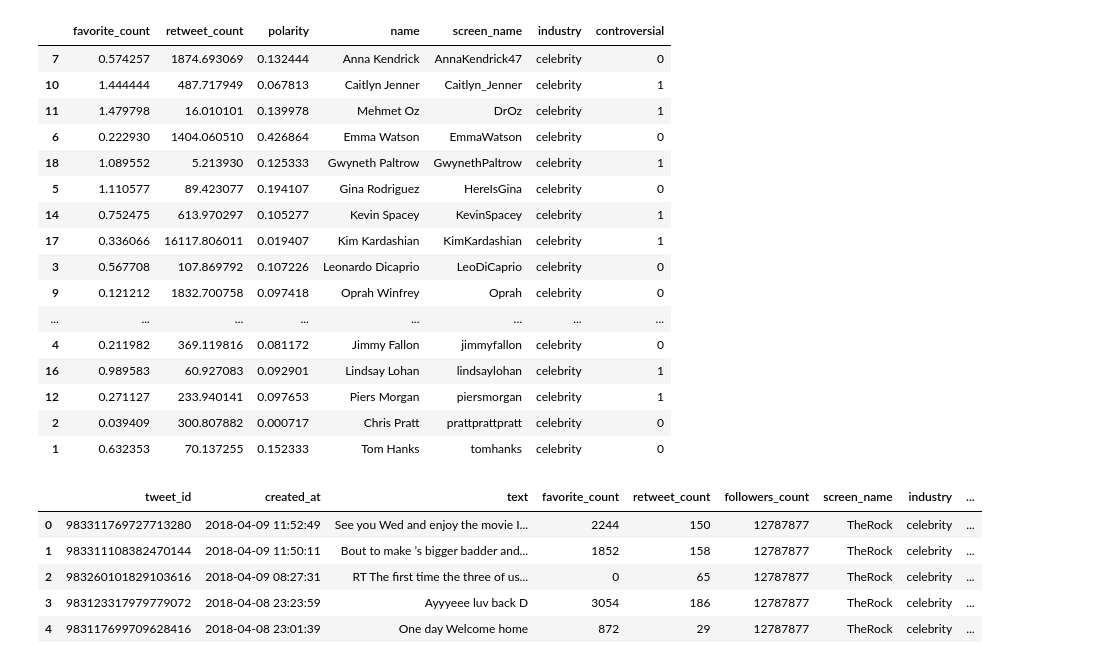
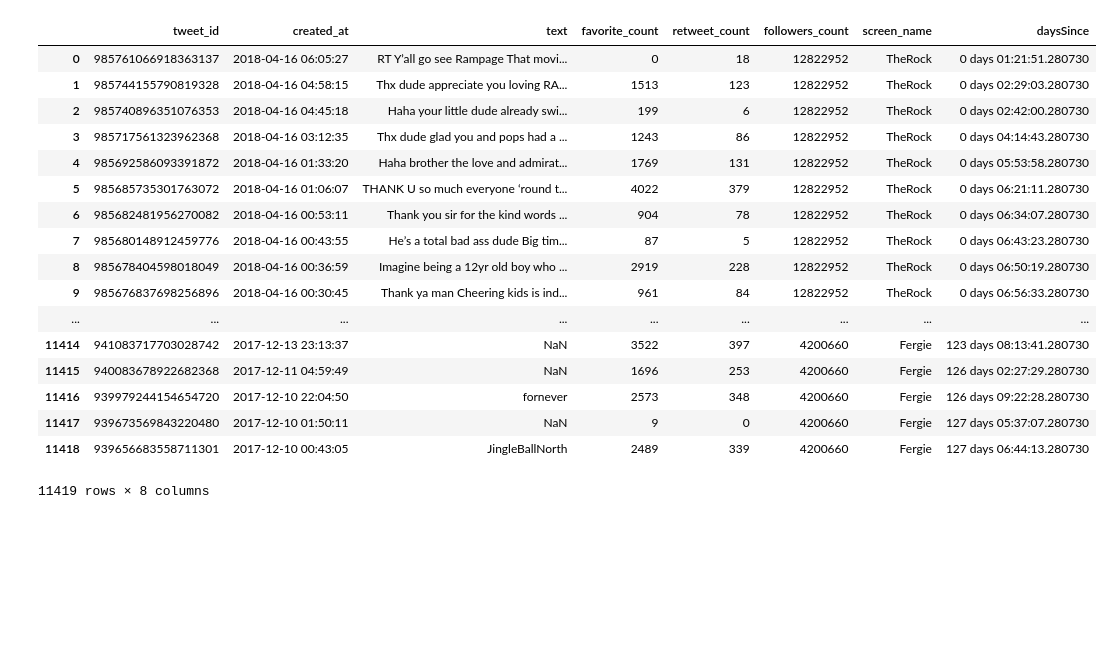
Before and after one commit to ptins/TweekOrTweet, a Jupyter notebook: notebooks/TPL-v3.ipynb, the cells around one changed output. Saved outputs shown, nothing was run; the diff lists cells and outputs as text; code cells hidden in the pictures; blank space fills up the shorter version.

```diff
--- a/notebooks/TPL-v3.ipynb
+++ b/notebooks/TPL-v3.ipynb
@@ -45,20 +0,0 @@ t = pd.merge(left=s, right=people, left_index=True, right_on='screen_name').drop
-# %%
-t
-# %% [output]
-|  | favorite_count | retweet_count | polarity | name | screen_name | industry | controversial |
-| 7 | 0.574257 | 1874.693069 | 0.132444 | Anna Kendrick | AnnaKendrick47 | celebrity | 0 |
-| 10 | 1.444444 | 487.717949 | 0.067813 | Caitlyn Jenner | Caitlyn_Jenner | celebrity | 1 |
-| 11 | 1.479798 | 16.010101 | 0.139978 | Mehmet Oz | DrOz | celebrity | 1 |
-| 6 | 0.222930 | 1404.060510 | 0.426864 | Emma Watson | EmmaWatson | celebrity | 0 |
-| 18 | 1.089552 | 5.213930 | 0.125333 | Gwyneth Paltrow | GwynethPaltrow | celebrity | 1 |
-| 5 | 1.110577 | 89.423077 | 0.194107 | Gina Rodriguez | HereIsGina | celebrity | 0 |
-| 14 | 0.752475 | 613.970297 | 0.105277 | Kevin Spacey | KevinSpacey | celebrity | 1 |
-| 17 | 0.336066 | 16117.806011 | 0.019407 | Kim Kardashian | KimKardashian | celebrity | 1 |
-| 3 | 0.567708 | 107.869792 | 0.107226 | Leonardo Dicaprio | LeoDiCaprio | celebrity | 0 |
-| 9 | 0.121212 | 1832.700758 | 0.097418 | Oprah Winfrey | Oprah | celebrity | 0 |
-| ... | ... | ... | ... | ... | ... | ... | ... |
-| 4 | 0.211982 | 369.119816 | 0.081172 | Jimmy Fallon | jimmyfallon | celebrity | 0 |
-| 16 | 0.989583 | 60.927083 | 0.092901 | Lindsay Lohan | lindsaylohan | celebrity | 1 |
-| 12 | 0.271127 | 233.940141 | 0.097653 | Piers Morgan | piersmorgan | celebrity | 1 |
-| 2 | 0.039409 | 300.807882 | 0.000717 | Chris Pratt | prattprattpratt | celebrity | 0 |
-| 1 | 0.632353 | 70.137255 | 0.152333 | Tom Hanks | tomhanks | celebrity | 0 |
@@ -70,10 +1,28 @@ df_from.columns = ['tweet_id','created_at','text',
-# %%
-y = pd.merge(left=df_from, right=people)
-y.head()
-# %% [output]
-|  | tweet_id | created_at | text | favorite_count | retweet_count | followers_count | screen_name | industry | ... |
-| 0 | 983311769727713280 | 2018-04-09 11:52:49 | See you Wed and enjoy the movie I... | 2244 | 150 | 12787877 | TheRock | celebrity | ... |
-| 1 | 983311108382470144 | 2018-04-09 11:50:11 | Bout to make ’s bigger badder and... | 1852 | 158 | 12787877 | TheRock | celebrity | ... |
-| 2 | 983260101829103616 | 2018-04-09 08:27:31 | RT The first time the three of us... | 0 | 65 | 12787877 | TheRock | celebrity | ... |
-| 3 | 983123317979779072 | 2018-04-08 23:23:59 | Ayyyeee luv back D | 3054 | 186 | 12787877 | TheRock | celebrity | ... |
-| 4 | 983117699709628416 | 2018-04-08 23:01:39 | One day Welcome home | 872 | 29 | 12787877 | TheRock | celebrity | ... |
+# %%
+import pandas as pd
+from datetime import datetime
+df_from = pd.read_csv('../user_tweets_from.csv')
+# %%
+s = pd.to_datetime(df_from['created_at'])
+df_from['daysSince'] = datetime.utcnow() - pd.to_datetime(df_from['created_at'])
+# %%
+df_from
+# %% [output]
+|  | tweet_id | created_at | text | favorite_count | retweet_count | followers_count | screen_name | daysSince |
+| 0 | 985761066918363137 | 2018-04-16 06:05:27 | RT Y’all go see Rampage That movi... | 0 | 18 | 12822952 | TheRock | 0 days 01:21:51.280730 |
+| 1 | 985744155790819328 | 2018-04-16 04:58:15 | Thx dude appreciate you loving RA... | 1513 | 123 | 12822952 | TheRock | 0 days 02:29:03.280730 |
+| 2 | 985740896351076353 | 2018-04-16 04:45:18 | Haha your little dude already swi... | 199 | 6 | 12822952 | TheRock | 0 days 02:42:00.280730 |
+| 3 | 985717561323962368 | 2018-04-16 03:12:35 | Thx dude glad you and pops had a ... | 1243 | 86 | 12822952 | TheRock | 0 days 04:14:43.280730 |
+| 4 | 985692586093391872 | 2018-04-16 01:33:20 | Haha brother the love and admirat... | 1769 | 131 | 12822952 | TheRock | 0 days 05:53:58.280730 |
+| 5 | 985685735301763072 | 2018-04-16 01:06:07 | THANK U so much everyone ‘round t... | 4022 | 379 | 12822952 | TheRock | 0 days 06:21:11.280730 |
+| 6 | 985682481956270082 | 2018-04-16 00:53:11 | Thank you sir for the kind words ... | 904 | 78 | 12822952 | TheRock | 0 days 06:34:07.280730 |
+| 7 | 985680148912459776 | 2018-04-16 00:43:55 | He’s a total bad ass dude Big tim... | 87 | 5 | 12822952 | TheRock | 0 days 06:43:23.280730 |
+| 8 | 985678404598018049 | 2018-04-16 00:36:59 | Imagine being a 12yr old boy who ... | 2919 | 228 | 12822952 | TheRock | 0 days 06:50:19.280730 |
+| 9 | 985676837698256896 | 2018-04-16 00:30:45 | Thank ya man Cheering kids is ind... | 961 | 84 | 12822952 | TheRock | 0 days 06:56:33.280730 |
+| ... | ... | ... | ... | ... | ... | ... | ... | ... |
+| 11414 | 941083717703028742 | 2017-12-13 23:13:37 | NaN | 3522 | 397 | 4200660 | Fergie | 123 days 08:13:41.280730 |
+| 11415 | 940083678922682368 | 2017-12-11 04:59:49 | NaN | 1696 | 253 | 4200660 | Fergie | 126 days 02:27:29.280730 |
+| 11416 | 939979244154654720 | 2017-12-10 22:04:50 | fornever | 2573 | 348 | 4200660 | Fergie | 126 days 09:22:28.280730 |
+| 11417 | 939673569843220480 | 2017-12-10 01:50:11 | NaN | 9 | 0 | 4200660 | Fergie | 127 days 05:37:07.280730 |
+| 11418 | 939656683558711301 | 2017-12-10 00:43:05 | JingleBallNorth | 2489 | 339 | 4200660 | Fergie | 127 days 06:44:13.280730 |
+11419 rows × 8 columns
```
Also changed, not shown: parts of 6 cells of this notebook, 2 other files.
